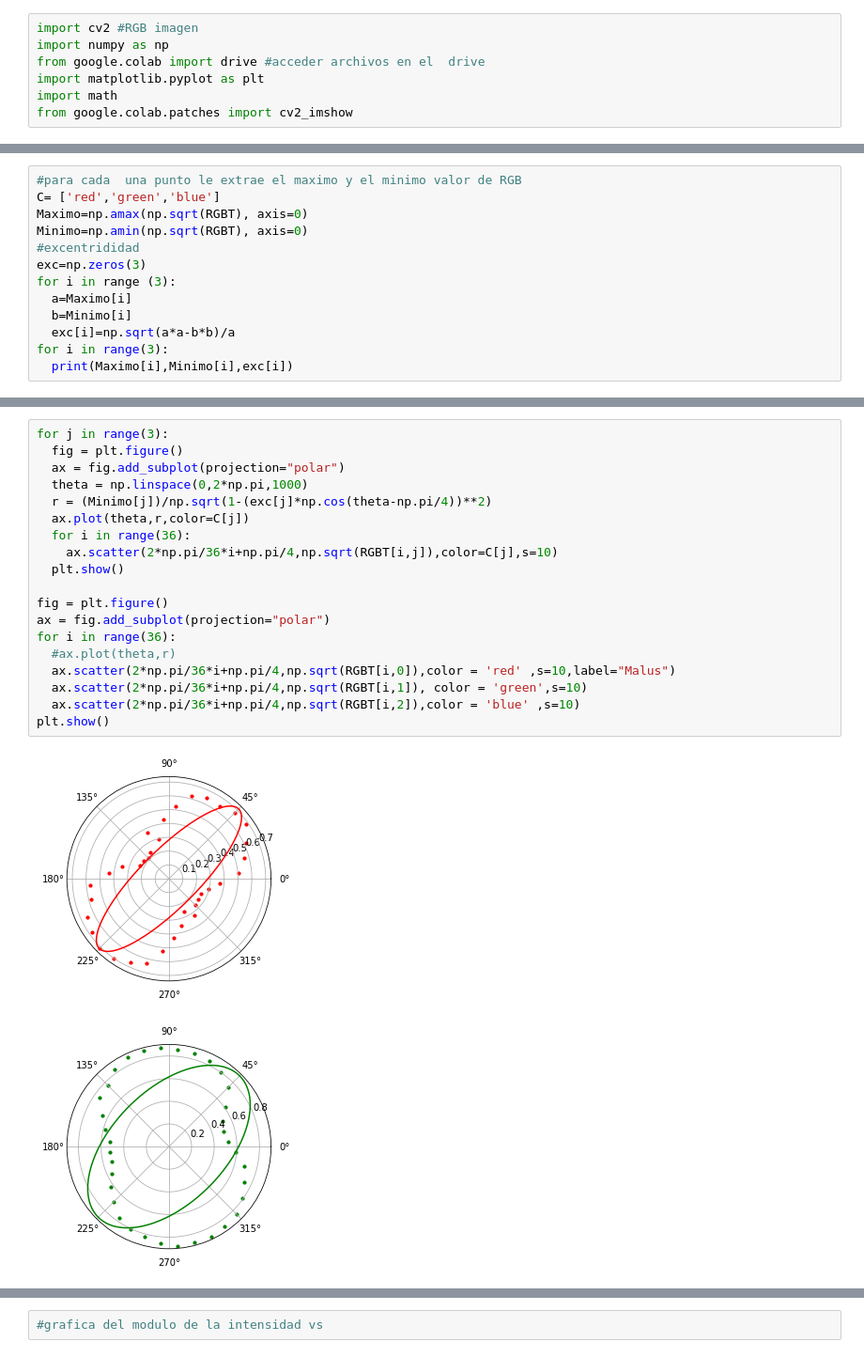
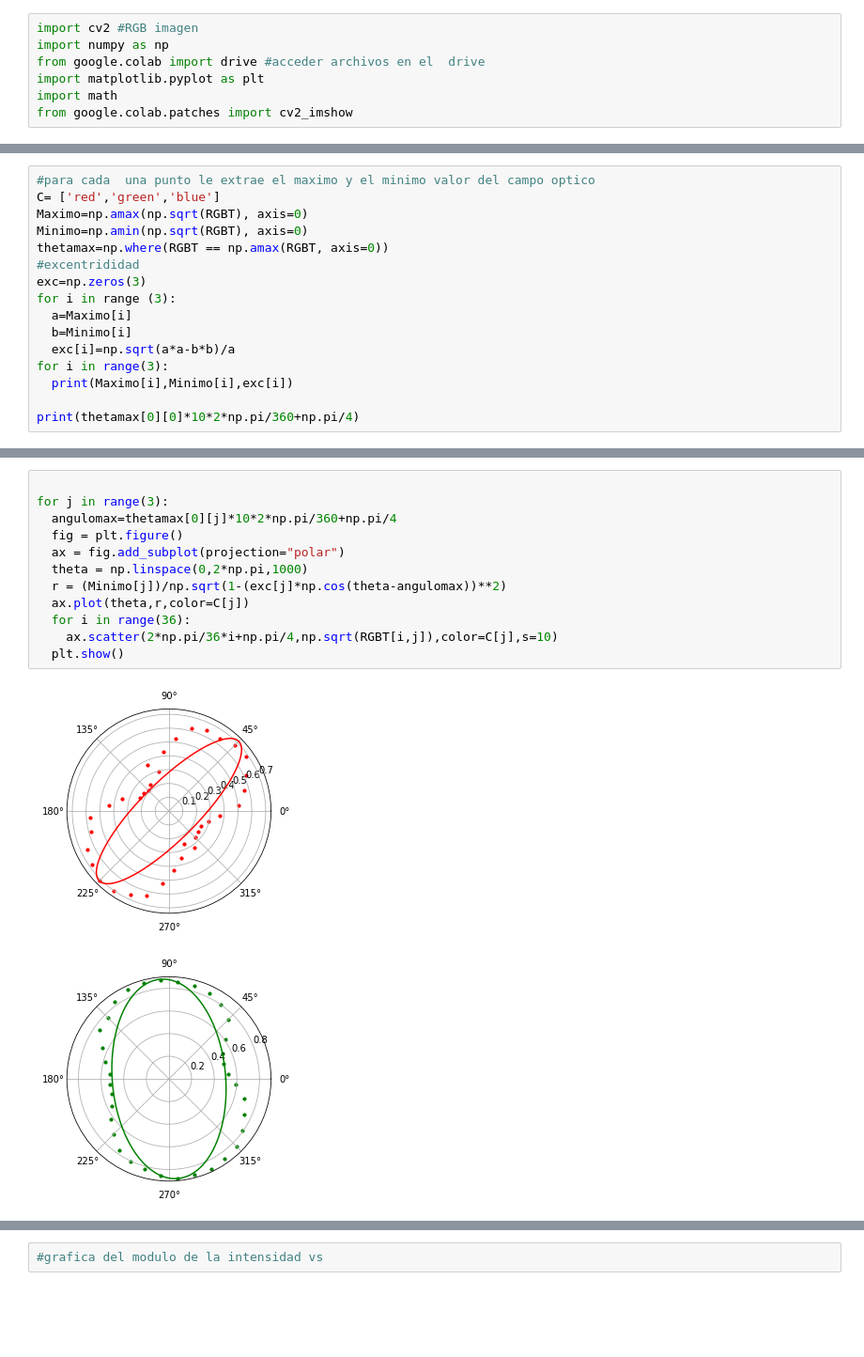
Before and after one commit to jgsuarezc/Fotoelasticidad, a Jupyter notebook: Fotoelastidad.ipynb, the cells around one changed output, grey strips where cells are left out. Shown: that part at 94% size. Drawn from its saved outputs; the diff is of its cells as text; blank space fills up the shorter version.

```diff
--- a/Fotoelastidad.ipynb
+++ b/Fotoelastidad.ipynb
@@ -66,8 +77,9 @@ plt.show()
 # %%
-#para cada  una punto le extrae el maximo y el minimo valor de RGB
+#para cada  una punto le extrae el maximo y el minimo valor del campo optico
 C= ['red','green','blue']
 Maximo=np.amax(np.sqrt(RGBT), axis=0)
 Minimo=np.amin(np.sqrt(RGBT), axis=0)
+thetamax=np.where(RGBT == np.amax(RGBT, axis=0))
 #excentrididad
 exc=np.zeros(3)
 for i in range (3):
@@ -76,4 +88,6 @@ for i in range (3):
   exc[i]=np.sqrt(a*a-b*b)/a
 for i in range(3):
   print(Maximo[i],Minimo[i],exc[i])
+
+print(thetamax[0][0]*10*2*np.pi/360+np.pi/4)
 # %% [output]
@@ -83,22 +98,15 @@ for i in range(3):
 # %%
+
 for j in range(3):
+  angulomax=thetamax[0][j]*10*2*np.pi/360+np.pi/4
   fig = plt.figure()
   ax = fig.add_subplot(projection="polar")
   theta = np.linspace(0,2*np.pi,1000)
-  r = (Minimo[j])/np.sqrt(1-(exc[j]*np.cos(theta-np.pi/4))**2)
+  r = (Minimo[j])/np.sqrt(1-(exc[j]*np.cos(theta-angulomax))**2)
   ax.plot(theta,r,color=C[j])
   for i in range(36):
     ax.scatter(2*np.pi/36*i+np.pi/4,np.sqrt(RGBT[i,j]),color=C[j],s=10)
   plt.show()
-
-fig = plt.figure()
-ax = fig.add_subplot(projection="polar")
-for i in range(36):
-  #ax.plot(theta,r)
-  ax.scatter(2*np.pi/36*i+np.pi/4,np.sqrt(RGBT[i,0]),color = 'red' ,s=10,label="Malus")
-  ax.scatter(2*np.pi/36*i+np.pi/4,np.sqrt(RGBT[i,1]), color = 'green',s=10)
-  ax.scatter(2*np.pi/36*i+np.pi/4,np.sqrt(RGBT[i,2]),color = 'blue' ,s=10)
-plt.show()
 # %% [output]
 [figure]
-[figure, old version]
+[figure, new version]
```
Also changed, not shown: parts of 5 cells of this notebook.
